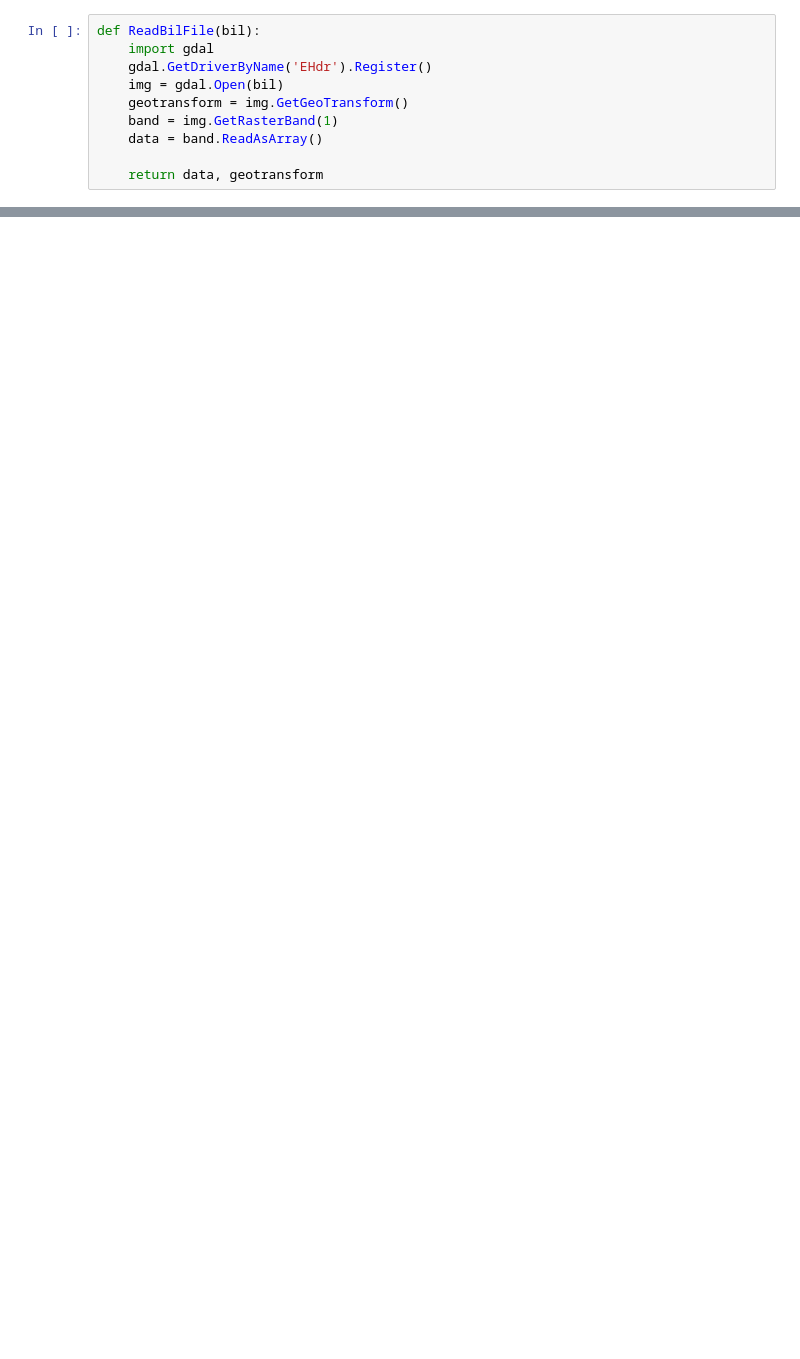
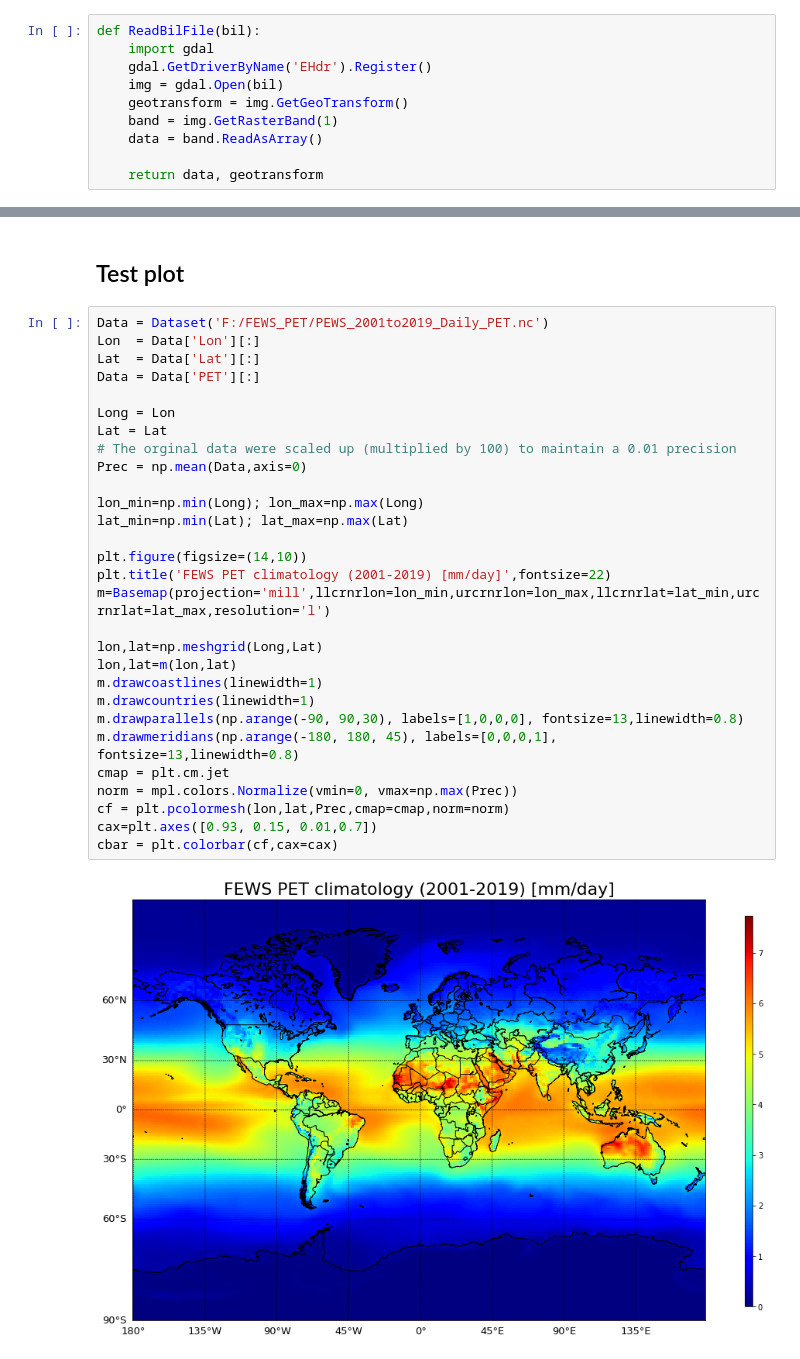
Before and after one commit to LujunZz/FEWS_PET, a Jupyter notebook: 0. FEWS_PET_Organizing.ipynb, the cells around one changed output, grey strips where cells are left out. Drawn from its saved outputs; the diff is of its cells as text; blank space fills up the shorter version.

```diff
--- a/0. FEWS_PET_Organizing.ipynb
+++ b/0. FEWS_PET_Organizing.ipynb
@@ -110,0 +174,33 @@ for i in year_range:
+# %% [markdown]
+## Test plot
+# %%
+Data = Dataset('F:/FEWS_PET/PEWS_2001to2019_Daily_PET.nc')
+Lon  = Data['Lon'][:]
+Lat  = Data['Lat'][:]
+Data = Data['PET'][:]
+
+Long = Lon
+Lat = Lat
+# The orginal data were scaled up (multiplied by 100) to maintain a 0.01 precision
+Prec = np.mean(Data,axis=0)
+
+lon_min=np.min(Long); lon_max=np.max(Long)
+lat_min=np.min(Lat); lat_max=np.max(Lat)
+
+plt.figure(figsize=(14,10))
+plt.title('FEWS PET climatology (2001-2019) [mm/day]',fontsize=22)
+m=Basemap(projection='mill',llcrnrlon=lon_min,urcrnrlon=lon_max,llcrnrlat=lat_min,urcrnrlat=lat_max,resolution='l')
+
+lon,lat=np.meshgrid(Long,Lat)
+lon,lat=m(lon,lat)
+m.drawcoastlines(linewidth=1)
+m.drawcountries(linewidth=1)
+m.drawparallels(np.arange(-90, 90,30), labels=[1,0,0,0], fontsize=13,linewidth=0.8)
+m.drawmeridians(np.arange(-180, 180, 45), labels=[0,0,0,1], fontsize=13,linewidth=0.8)
+cmap = plt.cm.jet
+norm = mpl.colors.Normalize(vmin=0, vmax=np.max(Prec))
+cf = plt.pcolormesh(lon,lat,Prec,cmap=cmap,norm=norm)
+cax=plt.axes([0.93, 0.15, 0.01,0.7])
+cbar = plt.colorbar(cf,cax=cax)
+# %% [output]
+[figure, added]
```
Also changed, not shown: parts of 5 cells of this notebook.
